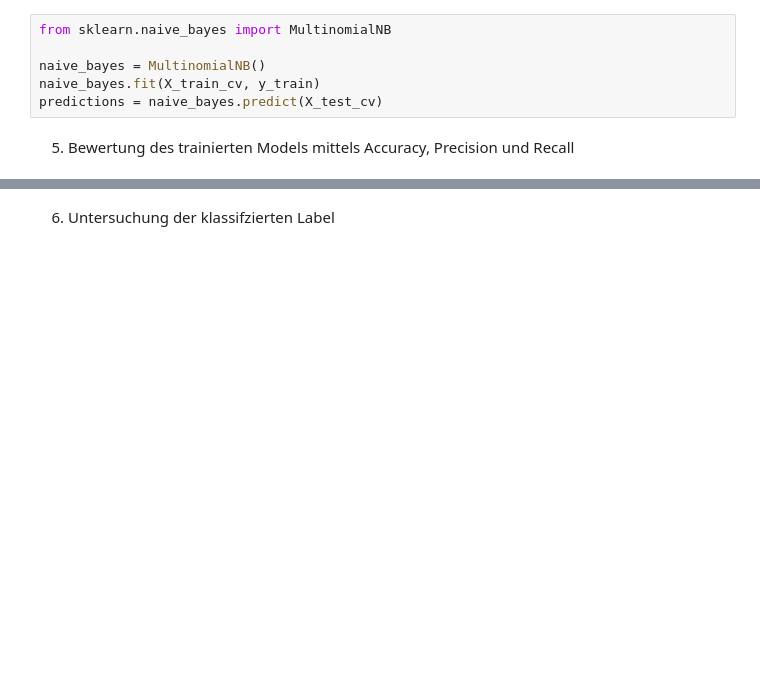
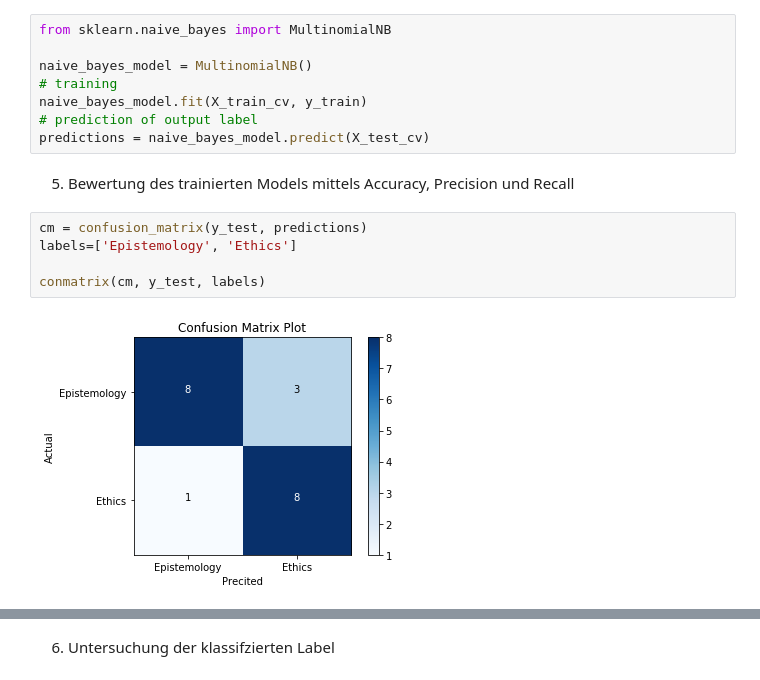
Before and after one commit to JaninaMattes/data-mining-pattern-recogntion, a Jupyter notebook: src/proj4_document_classification/model/VersuchDocumentClassification.ipynb, the cells around one changed output, grey strips where cells are left out. Saved outputs shown, nothing was run; the diff lists cells and outputs as text; blank space fills up the shorter version.

Commit message:
src: Adjust confusion matrix values

```diff
--- a/src/proj4_document_classification/model/VersuchDocumentClassification.ipynb
+++ b/src/proj4_document_classification/model/VersuchDocumentClassification.ipynb
@@ -740,9 +747,18 @@ Text(0, 0.5, 'Amount of words in documents')
 # %%
 from sklearn.naive_bayes import MultinomialNB
 
-naive_bayes = MultinomialNB()
-naive_bayes.fit(X_train_cv, y_train)
-predictions = naive_bayes.predict(X_test_cv)
+naive_bayes_model = MultinomialNB()
+# training
+naive_bayes_model.fit(X_train_cv, y_train)
+# prediction of output label
+predictions = naive_bayes_model.predict(X_test_cv)
 # %% [markdown]
 5. Bewertung des trainierten Models mittels Accuracy, Precision und Recall
+# %%
+cm = confusion_matrix(y_test, predictions)
+labels=['Epistemology', 'Ethics']
+
+conmatrix(cm, y_test, labels)
+# %% [output]
+[figure, added]
 # %%
```
Also changed, not shown: parts of 19 cells of this notebook.
